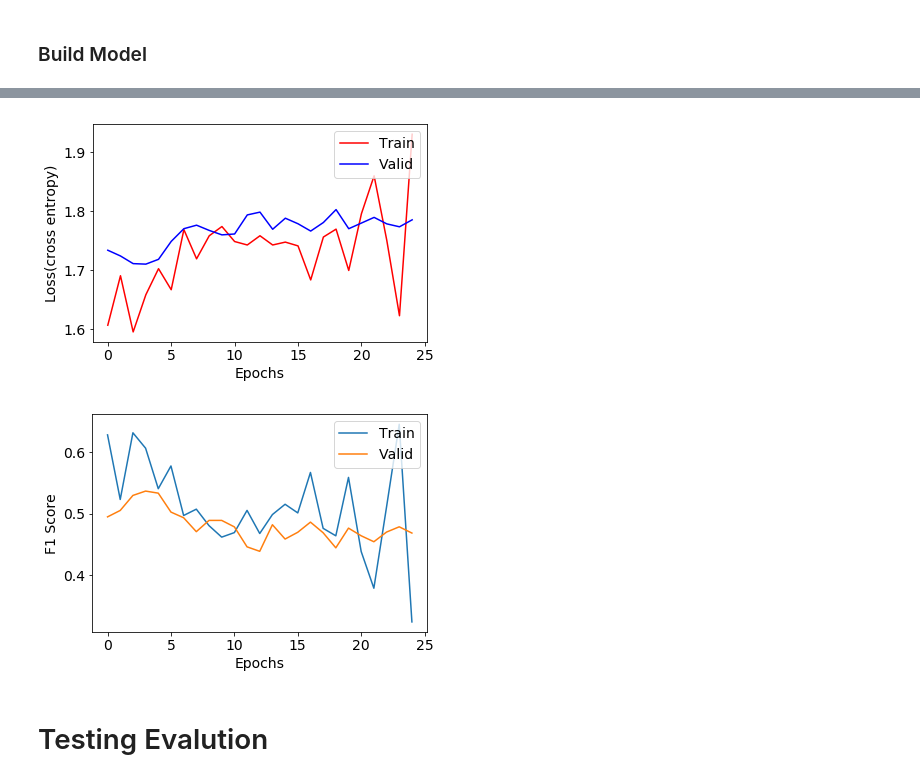
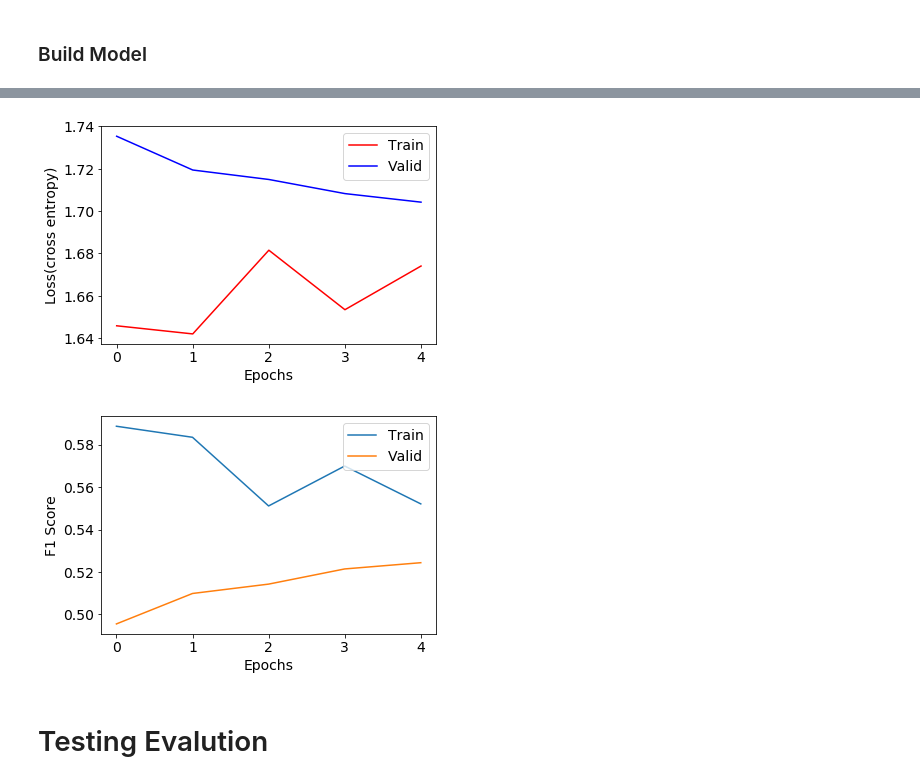
Before and after one commit to eunicebes/Machine-Learning-Course, a Jupyter notebook: CNN_Emotion_Analysis/text-cnn-emotion-200-distance-supervised.ipynb, the cells around one changed output, grey strips where cells are left out. Saved outputs shown, nothing was run; the diff lists cells and outputs as text; code cells hidden in the pictures.

```diff
--- a/CNN_Emotion_Analysis/text-cnn-emotion-200-distance-supervised.ipynb
+++ b/CNN_Emotion_Analysis/text-cnn-emotion-200-distance-supervised.ipynb
@@ -204,10 +205,24 @@ array([ 0.,  1.,  1., ...,  0.,  1.,  1.])
 # %% [markdown]
 # Load Pretrain Word2Vec Model (#DIM 200)
 # %%
-# Load pre train Word2vec
-wb_matrix = np.load("data/embed_tweets_en_200M_200D/embedding_matrix.npy")
-print(wb_matrix.shape)
-vocabulary_dict_ = pickle.load(open("data/embed_tweets_en_200M_200D/vocabulary.pickle", "rb"))
-print(len(vocabulary_dict_))
+# # Load pre train Word2vec
+# wb_matrix = np.load("data/embed_tweets_en_200M_200D/embedding_matrix.npy")
+# print(wb_matrix.shape)
+# vocabulary_dict_ = pickle.load(open("data/embed_tweets_en_200M_200D/vocabulary.pickle", "rb"))
+# print(len(vocabulary_dict_))
 # %% [output]
 (1859185, 200)
+# %%
+# Load pre train Word2vec from glove
+# wb_matrix = np.zeros((400001,200), np.float32)
+# vocabulary_dict_ = {}
+# # w2v
+# with open('data/embedding/glove.6B.200d.txt') as f:
+#     for i, line in enumerate(f.readlines()):
+#         line_split = line.split()
+#         vocabulary_dict_[line_split[0]] = i+1
+#         wb_matrix[i+1] = np.array(line_split[1:])
+wb_matrix = np.load("data/embedding/glove6B_200.npy")
+print(wb_matrix.shape)
+vocabulary_dict_ = pickle.load(open("data/embedding/glove6B_200.pickle", "rb"))
+print(len(vocabulary_dict_))
@@ -415,3 +440,7 @@ print(len(vocabulary_dict))
 # %% [output]
 (496894, 200)
 496893
+# %%
+words_num, dims_num = distance_supervised_embeddings.shape
+multi_embeddings = np.concatenate((distance_supervised_embeddings.reshape((words_num, dims_num, 1)), distance_supervised_embeddings_glove.reshape((words_num, dims_num, 1))), axis=2)
+multi_embeddings.shape
@@ -549,5 +709,5 @@ filter_sizes = [2,3]
 num_filters = 400
 pooling_size = 3
 pooling_strides = 2
-epochs_num = 25
-batch_size = 128
+epochs_num = 5
+batch_size = 256
@@ -664,7 +901,7 @@ with tf.Session() as sess:
 #     else:
     sess.run(tf.local_variables_initializer())
     sess.run(tf.global_variables_initializer())
-    sess.run(word2vec.assign(distance_supervised_embeddings))# Assign the pretrain word2vec
+    sess.run(word2vec.assign(multi_embeddings))# Assign the pretrain word2vec
 
     for epochs in range(epochs_num): # starting the training process and set the epochs_num
         for _ in range(round_of_epochs):
@@ -749,5 +974,5 @@ with tf.Session() as sess:
-[figure, old version]
+[figure, new version]
-[figure, old version]
+[figure, new version]
 # %%
 # # restore graph
 # with tf.Session() as sess:
```
Also changed, not shown: parts of 31 cells of this notebook.
